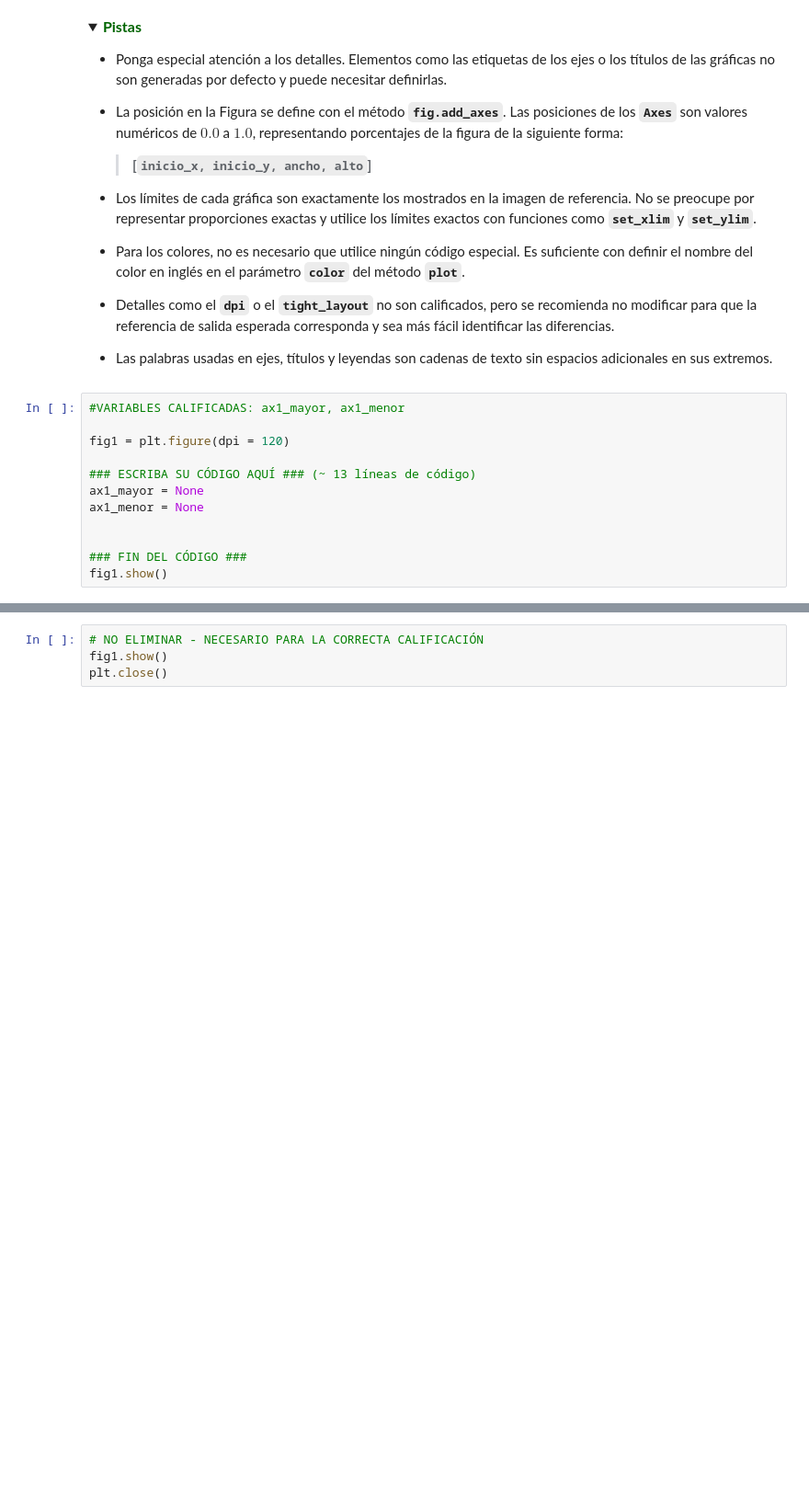
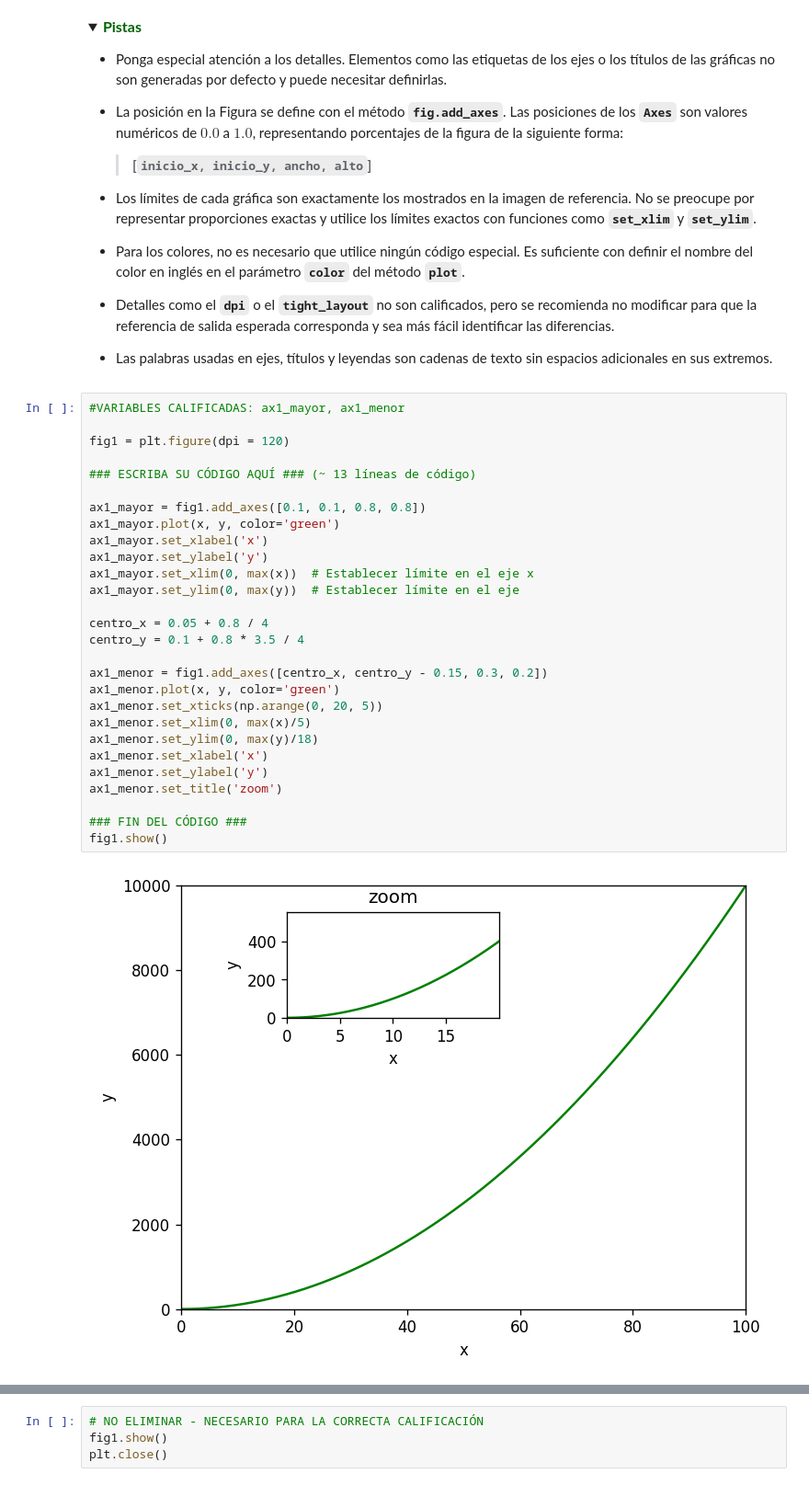
Before and after one commit to danielamejiacastro/MLDS--Course, a Jupyter notebook: Quiz_7_Matplotlib.ipynb, the cells around one changed output, grey strips where cells are left out. Shown at 92% size. Drawn from its saved outputs; the diff is of its cells as text; folded sections open; blank space fills up the shorter version.

```diff
--- a/Quiz_7_Matplotlib.ipynb
+++ b/Quiz_7_Matplotlib.ipynb
@@ -80,18 +85,36 @@ La figura está compuesta por dos objetos **`Axes`** de *Matplotlib*: uno grande
 * Detalles como el **`dpi`** o el **`tight_layout`** no son calificados, pero se recomienda no modificar para que la referencia de salida esperada corresponda y sea más fácil identificar las diferencias.
 * Las palabras usadas en ejes, títulos y leyendas son cadenas de texto sin espacios adicionales en sus extremos.
 </p>
-# %%
-#VARIABLES CALIFICADAS: ax1_mayor, ax1_menor
-
-fig1 = plt.figure(dpi = 120)
-
-### ESCRIBA SU CÓDIGO AQUÍ ### (~ 13 líneas de código)
-ax1_mayor = None
-ax1_menor = None
-
-
-### FIN DEL CÓDIGO ###
-fig1.show()
+# %%
+#VARIABLES CALIFICADAS: ax1_mayor, ax1_menor
+
+fig1 = plt.figure(dpi = 120)
+
+### ESCRIBA SU CÓDIGO AQUÍ ### (~ 13 líneas de código)
+
+ax1_mayor = fig1.add_axes([0.1, 0.1, 0.8, 0.8])
+ax1_mayor.plot(x, y, color='green')
+ax1_mayor.set_xlabel('x')
+ax1_mayor.set_ylabel('y')
+ax1_mayor.set_xlim(0, max(x))  # Establecer límite en el eje x
+ax1_mayor.set_ylim(0, max(y))  # Establecer límite en el eje
+
+centro_x = 0.05 + 0.8 / 4
+centro_y = 0.1 + 0.8 * 3.5 / 4
+
+ax1_menor = fig1.add_axes([centro_x, centro_y - 0.15, 0.3, 0.2])
+ax1_menor.plot(x, y, color='green')
+ax1_menor.set_xticks(np.arange(0, 20, 5))
+ax1_menor.set_xlim(0, max(x)/5)
+ax1_menor.set_ylim(0, max(y)/18)
+ax1_menor.set_xlabel('x')
+ax1_menor.set_ylabel('y')
+ax1_menor.set_title('zoom')
+
+### FIN DEL CÓDIGO ###
+fig1.show()
+# %% [output]
+[figure, added]
 # %% [markdown]
 **Salida esperada:**
 
```
Also changed, not shown: parts of 2 cells of this notebook.
